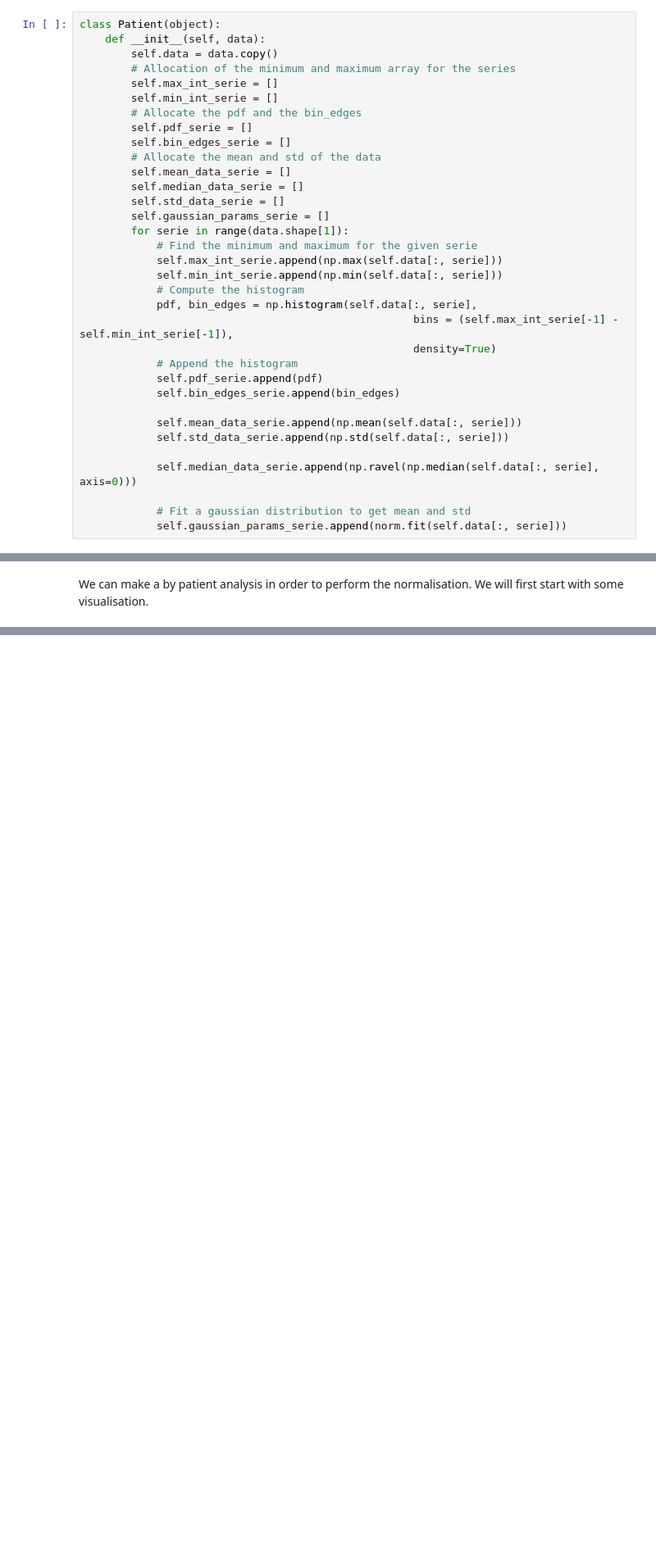
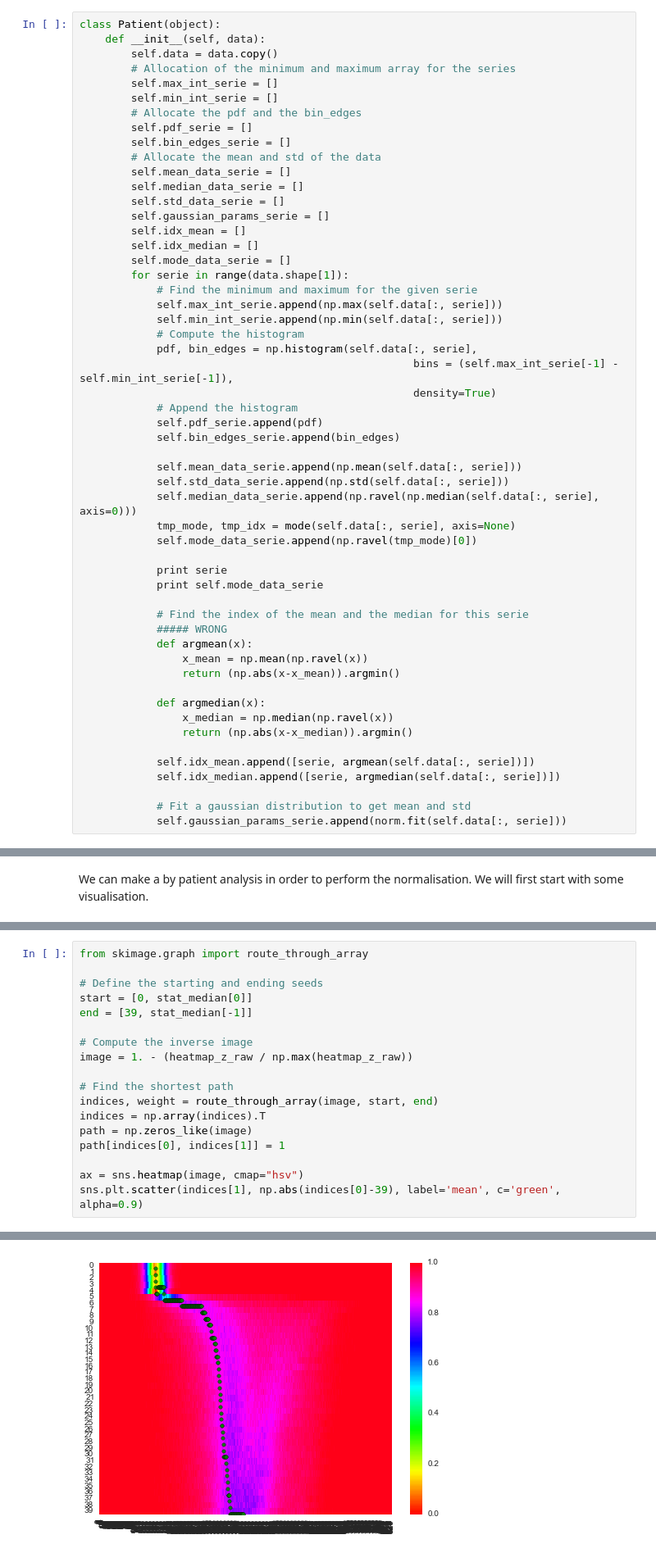
Before and after one commit to I2Cvb/prostate, a Jupyter notebook: notebook/normalisation-dce.ipynb, the cells around one changed output, grey strips where cells are left out. Shown at 82% size. Saved outputs shown, nothing was run; the diff lists cells and outputs as text; blank space fills up the shorter version.

```diff
--- a/notebook/normalisation-dce.ipynb
+++ b/notebook/normalisation-dce.ipynb
@@ -58,6 +64,9 @@ class Patient(object):
         self.median_data_serie = []
         self.std_data_serie = []
         self.gaussian_params_serie = []
+        self.idx_mean = []
+        self.idx_median = []
+        self.mode_data_serie = []
         for serie in range(data.shape[1]):
             # Find the minimum and maximum for the given serie
             self.max_int_serie.append(np.max(self.data[:, serie]))
@@ -72,8 +81,25 @@ class Patient(object):
 
             self.mean_data_serie.append(np.mean(self.data[:, serie]))
             self.std_data_serie.append(np.std(self.data[:, serie]))
+            self.median_data_serie.append(np.ravel(np.median(self.data[:, serie], axis=0)))
+            tmp_mode, tmp_idx = mode(self.data[:, serie], axis=None)
+            self.mode_data_serie.append(np.ravel(tmp_mode)[0])
 
-            self.median_data_serie.append(np.ravel(np.median(self.data[:, serie], axis=0)))
+            print serie
+            print self.mode_data_serie
+
+            # Find the index of the mean and the median for this serie
+            ##### WRONG
+            def argmean(x):
+                x_mean = np.mean(np.ravel(x))
+                return (np.abs(x-x_mean)).argmin()
+
+            def argmedian(x):
+                x_median = np.median(np.ravel(x))
+                return (np.abs(x-x_median)).argmin()
+
+            self.idx_mean.append([serie, argmean(self.data[:, serie])])
+            self.idx_median.append([serie, argmedian(self.data[:, serie])])
 
             # Fit a gaussian distribution to get mean and std
             self.gaussian_params_serie.append(norm.fit(self.data[:, serie]))
@@ -97,0 +197,19 @@ We can make a by patient analysis in order to perform the normalisation. We will
+# %%
+from skimage.graph import route_through_array
+
+# Define the starting and ending seeds
+start = [0, stat_median[0]]
+end = [39, stat_median[-1]]
+
+# Compute the inverse image
+image = 1. - (heatmap_z_raw / np.max(heatmap_z_raw))
+
+# Find the shortest path
+indices, weight = route_through_array(image, start, end)
+indices = np.array(indices).T
+path = np.zeros_like(image)
+path[indices[0], indices[1]] = 1
+
+ax = sns.heatmap(image, cmap="hsv")
+sns.plt.scatter(indices[1], np.abs(indices[0]-39), label='mean', c='green', alpha=0.9)
+# %% [output]
@@ -98,3 +217,4 @@ We can make a by patient analysis in order to perform the normalisation. We will
+[figure, added]
 # %%
 # Define the index of the patient to visualise
 pat_vis = 0
```
Also changed, not shown: parts of 4 cells of this notebook.
